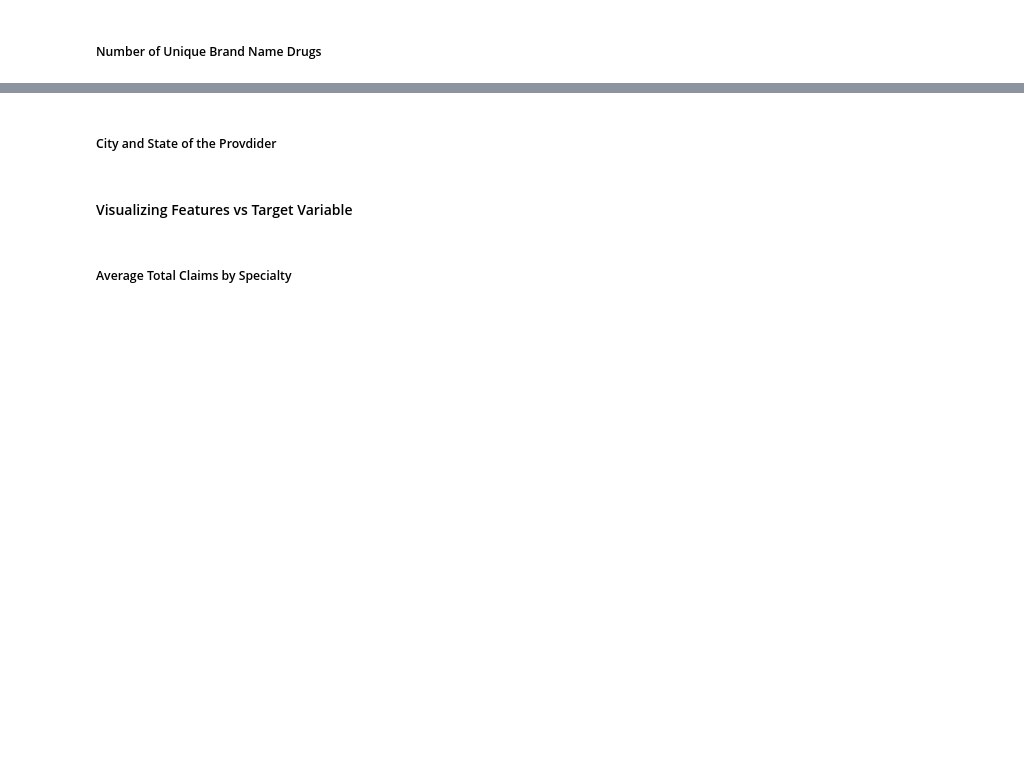
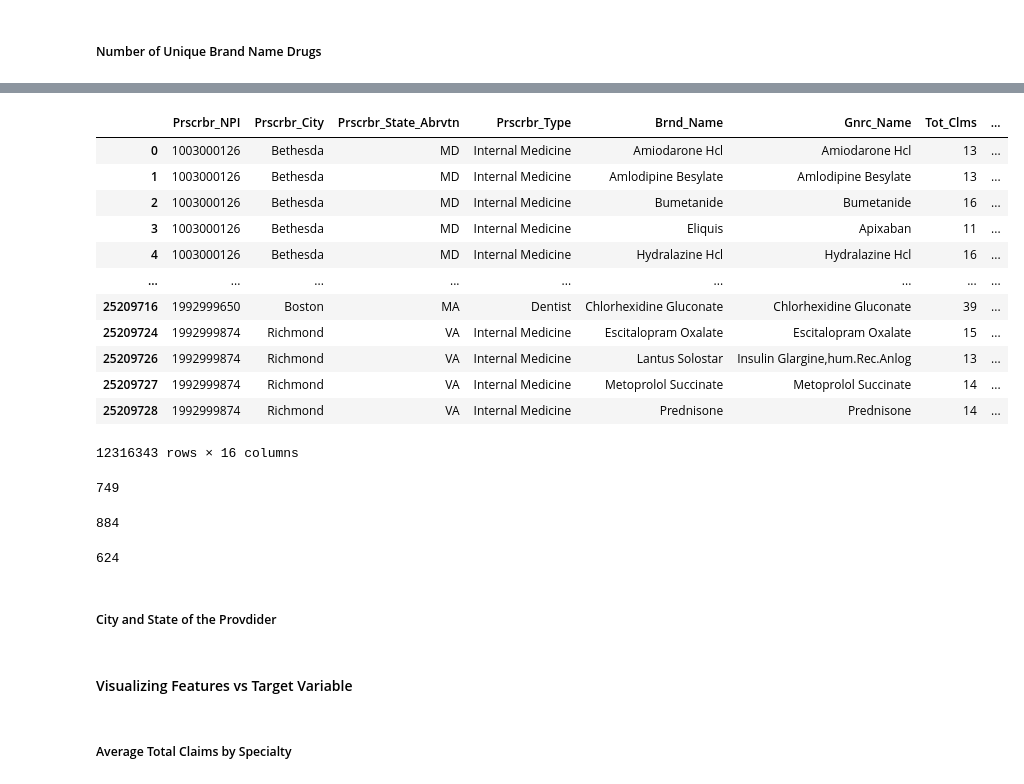
Before and after one commit to fabulenc/CMS-Medicare-Provider-Specialty-ML-Project, a Jupyter notebook: src/DATA1030 Project.ipynb, the cells around one changed output, grey strips where cells are left out. Saved outputs shown, nothing was run; the diff lists cells and outputs as text; code cells hidden in the pictures; blank space fills up the shorter version.

```diff
--- a/src/DATA1030 Project.ipynb
+++ b/src/DATA1030 Project.ipynb
@@ -821,0 +868,28 @@ df2.Brnd_Name = np.where(df2.Brnd_Name.isin(BrandDrugsbyCount_LowFreqList), "Rar
+# %%
+df2
+# %% [output]
+|  | Prscrbr_NPI | Prscrbr_City | Prscrbr_State_Abrvtn | Prscrbr_Type | Brnd_Name | Gnrc_Name | Tot_Clms | ... |
+| 0 | 1003000126 | Bethesda | MD | Internal Medicine | Amiodarone Hcl | Amiodarone Hcl | 13 | ... |
+| 1 | 1003000126 | Bethesda | MD | Internal Medicine | Amlodipine Besylate | Amlodipine Besylate | 13 | ... |
+| 2 | 1003000126 | Bethesda | MD | Internal Medicine | Bumetanide | Bumetanide | 16 | ... |
+| 3 | 1003000126 | Bethesda | MD | Internal Medicine | Eliquis | Apixaban | 11 | ... |
+| 4 | 1003000126 | Bethesda | MD | Internal Medicine | Hydralazine Hcl | Hydralazine Hcl | 16 | ... |
+| ... | ... | ... | ... | ... | ... | ... | ... | ... |
+| 25209716 | 1992999650 | Boston | MA | Dentist | Chlorhexidine Gluconate | Chlorhexidine Gluconate | 39 | ... |
+| 25209724 | 1992999874 | Richmond | VA | Internal Medicine | Escitalopram Oxalate | Escitalopram Oxalate | 15 | ... |
+| 25209726 | 1992999874 | Richmond | VA | Internal Medicine | Lantus Solostar | Insulin Glargine,hum.Rec.Anlog | 13 | ... |
+| 25209727 | 1992999874 | Richmond | VA | Internal Medicine | Metoprolol Succinate | Metoprolol Succinate | 14 | ... |
+| 25209728 | 1992999874 | Richmond | VA | Internal Medicine | Prednisone | Prednisone | 14 | ... |
+12316343 rows × 16 columns
+# %%
+list1 = df2[df2["Prscrbr_Type"] == "Endocrinology"]["Gnrc_Name"]
+list1 = list1.unique()
+len(list1)
+# %% [output]
+749
+# %%
+list2 = df2[df2["Prscrbr_Type"] == "Pulmonary Disease"]["Gnrc_Name"]
+list2 = list2.unique()
+len(list2)
+# %% [output]
+884
@@ -822,3 +900,7 @@ df2.Brnd_Name = np.where(df2.Brnd_Name.isin(BrandDrugsbyCount_LowFreqList), "Rar
+# %%
+len(intersection(list1, list2))
+# %% [output]
+624
 # %% [markdown]
 ##### City and State of the Provdider
 # %%
```
Also changed, not shown: parts of 91 cells of this notebook, 7 other files.
